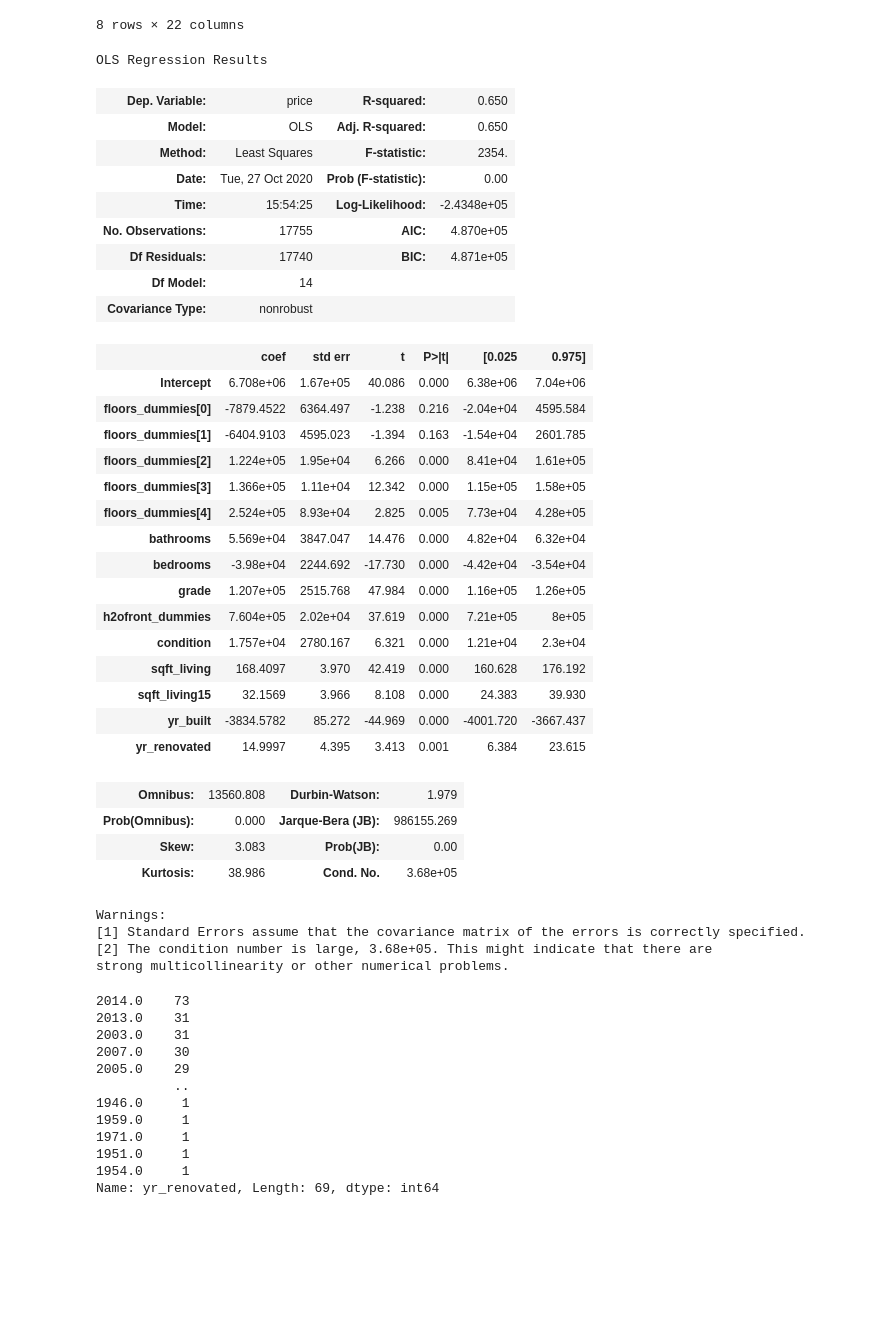
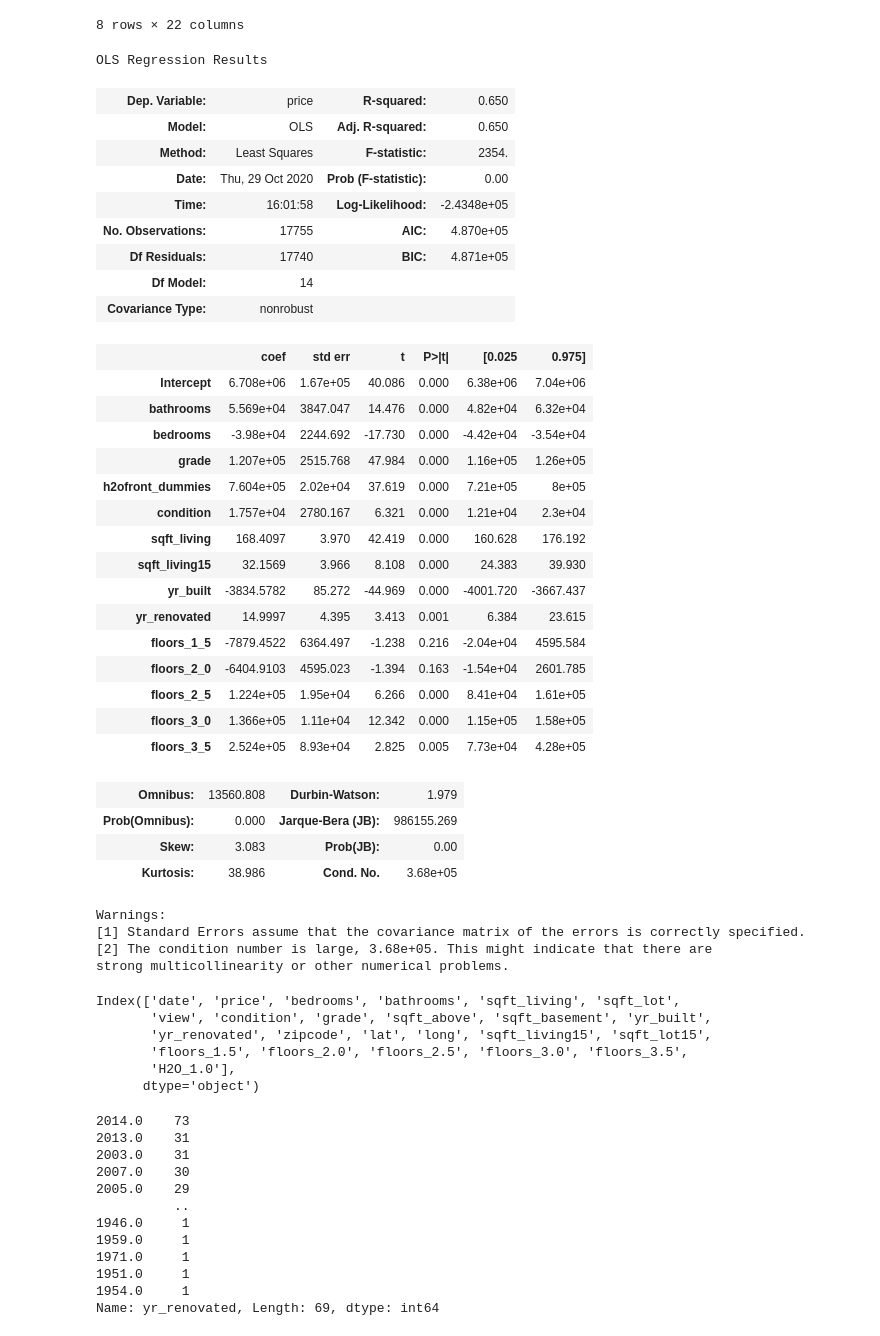
Before and after one commit to zhyde23/KC_Housing_Project, a Jupyter notebook: Mod2 Scratchbook.ipynb, the cells around one changed output. Saved outputs shown, nothing was run; the diff lists cells and outputs as text; code cells hidden in the pictures; blank space fills up the shorter version.

```diff
--- a/Mod2 Final Project.ipynb
+++ b/Mod2 Scratchbook.ipynb
@@ -483,6 +489,8 @@ Below, I am creating new columns for the dummies and removing one of each of the
 # %%
 floors_dummies = pd.get_dummies(data['floors'], prefix='floors', drop_first=True)
 h2ofront_dummies = pd.get_dummies(data['waterfront'], prefix='H2O', drop_first=True)
+# %%
+floors_dummies.columns = [column.replace('.', '_') for column in floors_dummies.columns]
 # %%
 data_dum = data.drop(['floors', 'waterfront'], axis=1)
 # %%
@@ -538,30 +546,25 @@ data_dum.describe()
 8 rows × 22 columns
 # %%
 outcome = 'price'
-x_cols = ['floors_dummies', 'bathrooms', 'bedrooms', 'grade', 'h2ofront_dummies',
-          'condition', 'sqft_living', 'sqft_living15', 'yr_built', 'yr_renovated', ]
+x_cols = ['bathrooms', 'bedrooms', 'grade', 'h2ofront_dummies',
+          'condition', 'sqft_living', 'sqft_living15', 'yr_built', 'yr_renovated'] + ['floors_1_5', 'floors_2_0', 'floors_2_5', 'floors_3_0', 'floors_3_5']
 predictors = '+'.join(x_cols)
 formula = outcome + '~' + predictors
 model = ols(formula=formula, data=data_dum).fit()
 model.summary()
 # %% [output]
 OLS Regression Results
 | Dep. Variable: | price | R-squared: | 0.650 |
 | Model: | OLS | Adj. R-squared: | 0.650 |
 | Method: | Least Squares | F-statistic: | 2354. |
-| Date: | Tue, 27 Oct 2020 | Prob (F-statistic): | 0.00 |
-| Time: | 15:54:25 | Log-Likelihood: | -2.4348e+05 |
+| Date: | Thu, 29 Oct 2020 | Prob (F-statistic): | 0.00 |
+| Time: | 16:01:58 | Log-Likelihood: | -2.4348e+05 |
 | No. Observations: | 17755 | AIC: | 4.870e+05 |
 | Df Residuals: | 17740 | BIC: | 4.871e+05 |
 | Df Model: | 14 |  |  |
 | Covariance Type: | nonrobust |  |  |
 |  | coef | std err | t | P>|t| | [0.025 | 0.975] |
 | Intercept | 6.708e+06 | 1.67e+05 | 40.086 | 0.000 | 6.38e+06 | 7.04e+06 |
-| floors_dummies[0] | -7879.4522 | 6364.497 | -1.238 | 0.216 | -2.04e+04 | 4595.584 |
-| floors_dummies[1] | -6404.9103 | 4595.023 | -1.394 | 0.163 | -1.54e+04 | 2601.785 |
-| floors_dummies[2] | 1.224e+05 | 1.95e+04 | 6.266 | 0.000 | 8.41e+04 | 1.61e+05 |
-| floors_dummies[3] | 1.366e+05 | 1.11e+04 | 12.342 | 0.000 | 1.15e+05 | 1.58e+05 |
-| floors_dummies[4] | 2.524e+05 | 8.93e+04 | 2.825 | 0.005 | 7.73e+04 | 4.28e+05 |
 | bathrooms | 5.569e+04 | 3847.047 | 14.476 | 0.000 | 4.82e+04 | 6.32e+04 |
 | bedrooms | -3.98e+04 | 2244.692 | -17.730 | 0.000 | -4.42e+04 | -3.54e+04 |
 | grade | 1.207e+05 | 2515.768 | 47.984 | 0.000 | 1.16e+05 | 1.26e+05 |
@@ -571,6 +574,11 @@ OLS Regression Results
 | sqft_living15 | 32.1569 | 3.966 | 8.108 | 0.000 | 24.383 | 39.930 |
 | yr_built | -3834.5782 | 85.272 | -44.969 | 0.000 | -4001.720 | -3667.437 |
 | yr_renovated | 14.9997 | 4.395 | 3.413 | 0.001 | 6.384 | 23.615 |
+| floors_1_5 | -7879.4522 | 6364.497 | -1.238 | 0.216 | -2.04e+04 | 4595.584 |
+| floors_2_0 | -6404.9103 | 4595.023 | -1.394 | 0.163 | -1.54e+04 | 2601.785 |
+| floors_2_5 | 1.224e+05 | 1.95e+04 | 6.266 | 0.000 | 8.41e+04 | 1.61e+05 |
+| floors_3_0 | 1.366e+05 | 1.11e+04 | 12.342 | 0.000 | 1.15e+05 | 1.58e+05 |
+| floors_3_5 | 2.524e+05 | 8.93e+04 | 2.825 | 0.005 | 7.73e+04 | 4.28e+05 |
 | Omnibus: | 13560.808 | Durbin-Watson: | 1.979 |
 | Prob(Omnibus): | 0.000 | Jarque-Bera (JB): | 986155.269 |
 | Skew: | 3.083 | Prob(JB): | 0.00 |
@@ -579,6 +587,15 @@ Warnings:
 [1] Standard Errors assume that the covariance matrix of the errors is correctly specified.
 [2] The condition number is large, 3.68e+05. This might indicate that there are
 strong multicollinearity or other numerical problems.
+# %%
+data_dum.columns
+# %% [output]
+Index(['date', 'price', 'bedrooms', 'bathrooms', 'sqft_living', 'sqft_lot',
+       'view', 'condition', 'grade', 'sqft_above', 'sqft_basement', 'yr_built',
+       'yr_renovated', 'zipcode', 'lat', 'long', 'sqft_living15', 'sqft_lot15',
+       'floors_1.5', 'floors_2.0', 'floors_2.5', 'floors_3.0', 'floors_3.5',
+       'H2O_1.0'],
+      dtype='object')
 # %%
 data_dum['yr_renovated'].replace(0, np.nan, inplace=True)
 data_dum['yr_renovated'].value_counts()
```
Also changed, not shown: parts of 16 cells of this notebook, 1 other file.
